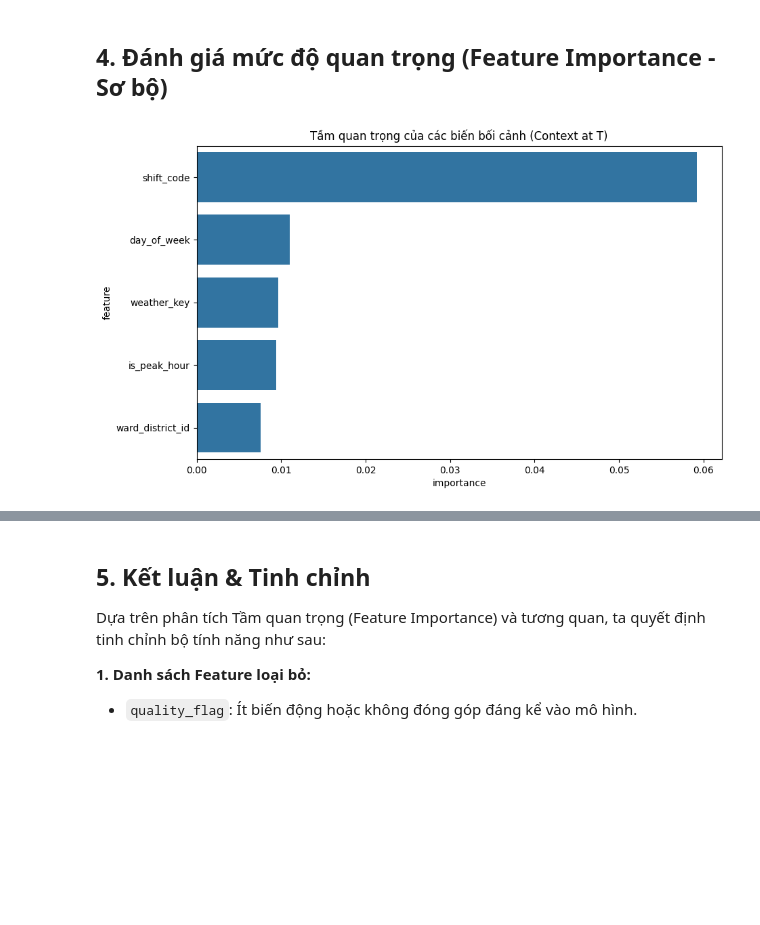
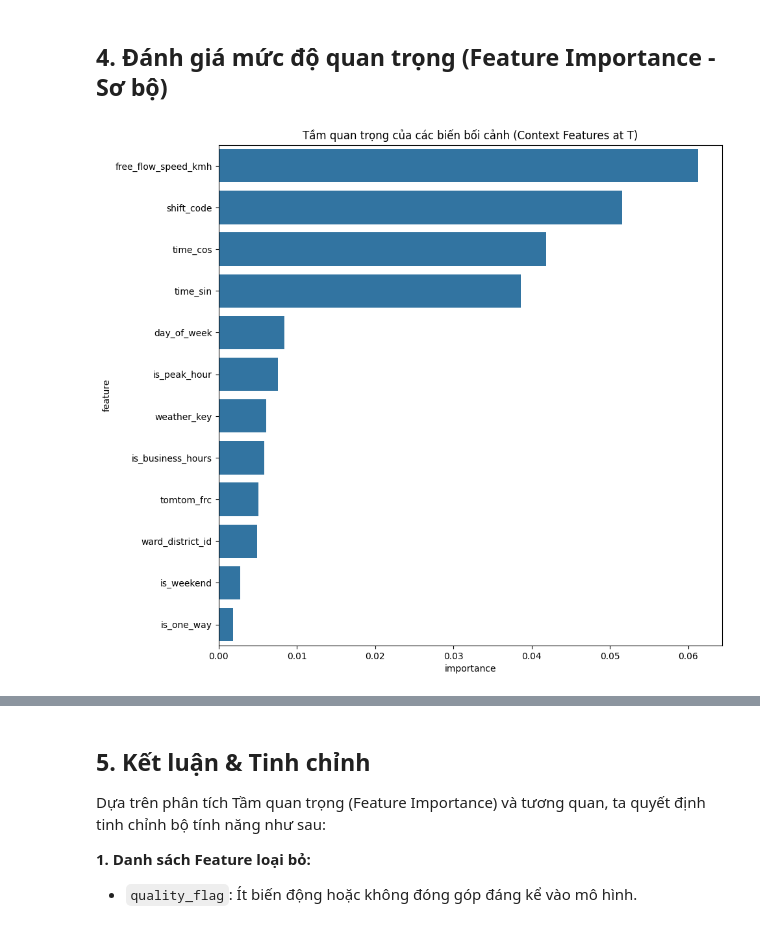
Before and after one commit to lowkeylurker/traffic-ioc, a Jupyter notebook: ai-core/notebooks/00_EDA_Sandbox.ipynb, the cells around one changed output, grey strips where cells are left out. Drawn from its saved outputs; the diff is of its cells as text; code cells hidden in the pictures; blank space fills up the shorter version.

```diff
--- a/ai-core/notebooks/00_EDA_Sandbox.ipynb
+++ b/ai-core/notebooks/00_EDA_Sandbox.ipynb
@@ -37,20 +37,26 @@ Lấy dữ liệu từ 2026-03-25 đến 2026-04-26 cho hành lang: [14146616491
 # %% [markdown]
 ## 2. Tải dữ liệu từ Mart/Warehouse
 # %%
-# Ở bước này, ta chỉ load mẫu để phân tích nhanh
-# Trong thực tế, notebook 01 sẽ lo việc ETL full volume
+# Ở bước này, ta load mẫu đa dạng và đảm bảo đủ 10 hành lang
+import random
 from src.data_access.warehouse_repository import get_segments_in_corridor
 from src.data_access.forecast_mart_repository import load_forecast_mart_by_segments
 from src.core.database import get_engine
 
 engine = get_engine()
-all_segments = []
+sample_segments = []
+PER_CORRIDOR_LIMIT = 30 # Lấy 30 segments cho mỗi hành lang
+
+random.seed(42)
 for cid in CORRIDOR_IDS:
-    # get_segments_in_corridor trả về danh sách segment_key
     segments = get_segments_in_corridor(cid)
-    all_segments.extend(segments)
+    # Xáo trộn segments trong hành lang hiện tại
+    random.shuffle(segments)
+    # Lấy tối đa 30 segments của hành lang này
+    sample_segments.extend(segments[:PER_CORRIDOR_LIMIT])
 
-sample_segments = list(set(all_segments))[:20] # Lấy 20 segment tiêu biểu, duy nhất
+# Loại bỏ trùng lặp nếu có (trường hợp segment thuộc nhiều hành lang)
+sample_segments = list(set(sample_segments))
 
 df = load_forecast_mart_by_segments(
     engine=engine,
@@ -59,6 +65,6 @@ df = load_forecast_mart_by_segments(
     end_date=END_DATE
 )
 
-print(f"Đã tải {len(df)} dòng dữ liệu mẫu cho {len(sample_segments)} segments.")
+print(f"Đã tải {len(df)} dòng dữ liệu cho {len(sample_segments)} segments đại diện đủ cho {len(CORRIDOR_IDS)} hành lang.")
 df.head()
 # %% [output]
@@ -187,43 +149,40 @@ plt.show()
 # %%
 from sklearn.ensemble import RandomForestClassifier
 
 # 4. Đánh giá Tầm quan trọng (Feature Importance)
-if 'df_seq' in locals():
-    X = df_seq[lagged_cols + current_context_cols].copy()
-    y = df_seq['target_current'].astype(int)
+X = df_eda[lagged_cols + context_cols].copy()
+y = df_eda['target_current'].astype(int)
 
-    model = RandomForestClassifier(n_estimators=100, random_state=42, n_jobs=-1)
-    model.fit(X, y)
+model = RandomForestClassifier(n_estimators=100, random_state=42, n_jobs=-1)
+model.fit(X, y)
 
-    importance_df = pd.DataFrame({'feature': X.columns, 'importance': model.feature_importances_})
+importance_df = pd.DataFrame({'feature': X.columns, 'importance': model.feature_importances_})
 
-    # Bar chart cho context features
-    ctx_features = importance_df[importance_df['feature'].isin(current_context_cols)].sort_values('importance', ascending=False)
+# 4.1 Biểu đồ bối cảnh (Chỉ hiện Context features)
+ctx_imp = importance_df[importance_df['feature'].isin(context_cols)].sort_values('importance', ascending=False)
 
-    plt.figure(figsize=(10, 6))
-    sns.barplot(x='importance', y='feature', data=ctx_features)
-    plt.title("Tầm quan trọng của các biến bối cảnh (Context at T)")
-    plt.show()
+plt.figure(figsize=(10, 10))
+sns.barplot(x='importance', y='feature', data=ctx_imp)
+plt.title("Tầm quan trọng của các biến bối cảnh (Context Features at T)")
+plt.show()
 
-    # Line charts cho Dynamic history (T-15m -> T-180m)
-    plt.figure(figsize=(18, 5))
-    colors = ['r', 'g', 'b', 'orange']
-    for i, feat in enumerate(dynamic_features):
-        feat_imps = []
-        for lag in range(1, n_lags + 1):
-            col_name = f"{feat}_lag_{lag}"
-            imp_val = importance_df[importance_df['feature'] == col_name]['importance'].values[0]
-            feat_imps.append(imp_val)
+# 4.2 Biểu đồ đường cho Dynamic Lags
+plt.figure(figsize=(18, 5))
+colors = ['r', 'g', 'b', 'orange']
+for i, feat in enumerate(dynamic_features):
+    feat_imps = []
+    for lag in range(1, n_lags + 1):
+        col_name = f"{feat}_lag_{lag}"
+        imp_val = importance_df[importance_df['feature'] == col_name]['importance'].values[0]
+        feat_imps.append(imp_val)
 
-        plt.subplot(1, 4, i+1)
-        plt.plot(range(1, n_lags + 1), feat_imps, marker='s', color=colors[i])
-        plt.xticks(range(1, n_lags + 1), [f"T-{l*15}m" for l in range(1, n_lags + 1)], rotation=45)
-        plt.title(f"Importance history: {feat}")
-        plt.grid(True)
+    plt.subplot(1, 4, i+1)
+    plt.plot(range(1, n_lags + 1), feat_imps, marker='s', color=colors[i])
+    plt.xticks(range(1, n_lags + 1), [f"T-{l*15}m" for l in range(1, n_lags + 1)], rotation=45)
+    plt.title(f"Importance: {feat}")
+    plt.grid(True)
 
-    plt.tight_layout()
-    plt.show()
-else:
-    print("Vui lòng chạy Cell 3.3 trước.")
+plt.tight_layout()
+plt.show()
 # %% [output]
-[figure, old version]
+[figure, new version]
```
Also changed, not shown: parts of 5 cells of this notebook, 11 other files.
